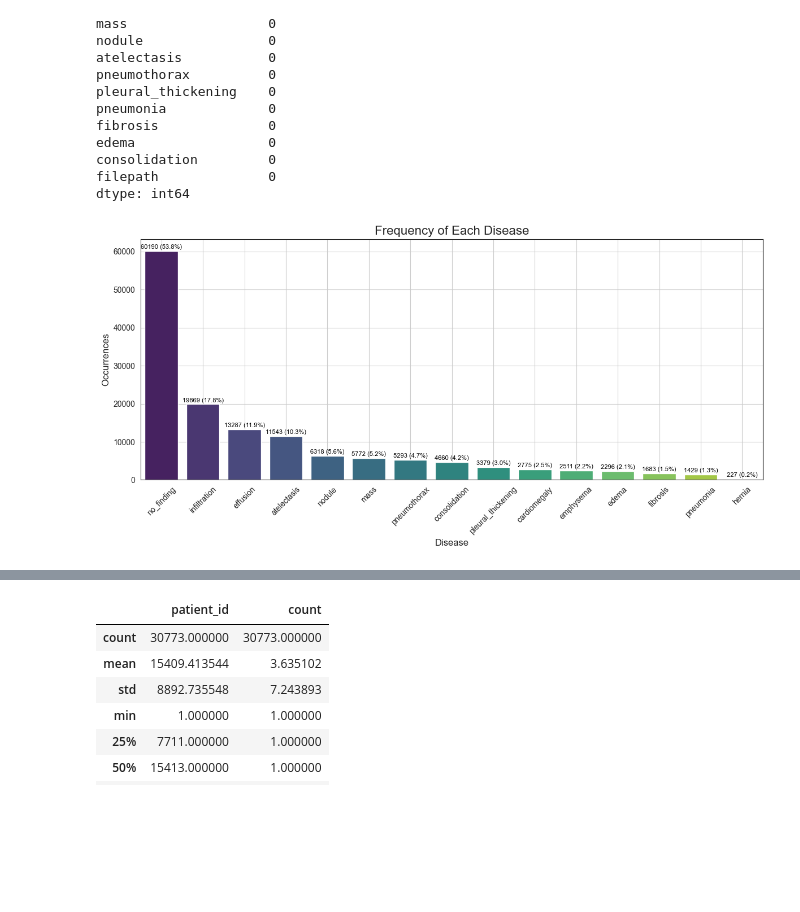
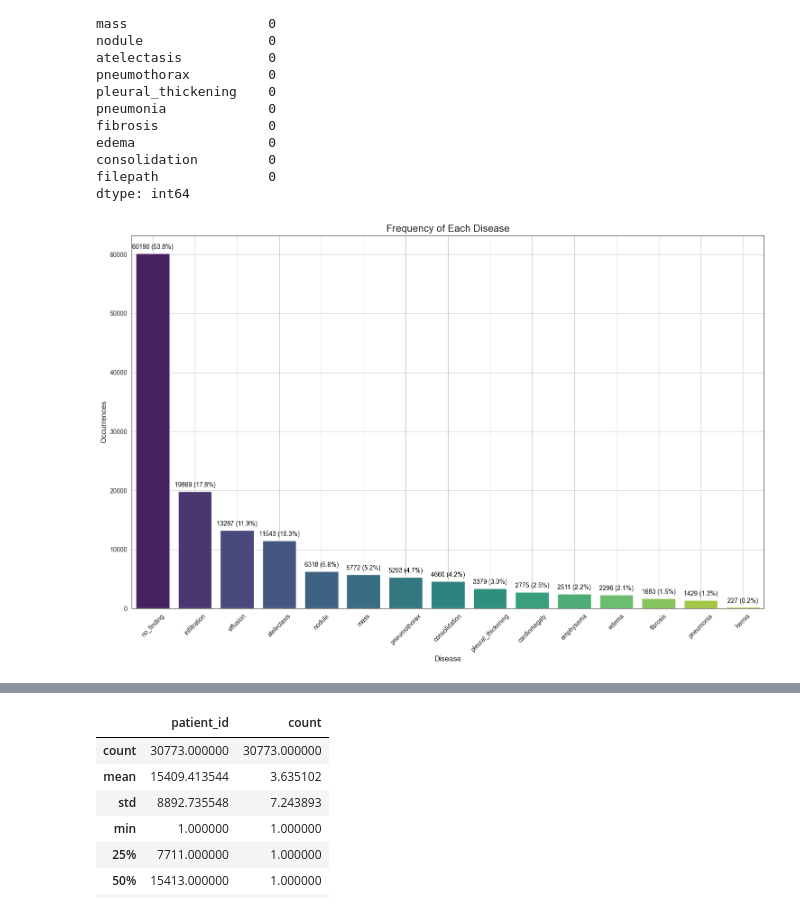
Before and after one commit to Asifdotexe/healthcare-ai-project, a Jupyter notebook: python/notebook/issue-05-as-eda.ipynb, the cells around one changed output, grey strips where cells are left out. Cells and saved outputs as stored; diff of their text form; code cells hidden in the pictures; blank space fills up the shorter version.

Commit message:
#5 updated the histograms to have value count and percentage total

```diff
--- a/python/notebook/issue-05-as-eda.ipynb
+++ b/python/notebook/issue-05-as-eda.ipynb
@@ -88,7 +88,7 @@ disease_frequencies = df[disease_list].sum().sort_values(ascending=False)
 total_occurrences = len(df)
 
 # Visualize the occurrences as a bar plot
-plt.figure(figsize=(12, 6))
+plt.figure(figsize=(15, 10))
 ax = sns.barplot(
     x=disease_frequencies.index,
     y=disease_frequencies.values,
@@ -96,33 +96,33 @@ ax = sns.barplot(
     dodge=False,
     palette="viridis",
     legend=False,
 )
 plt.title("Frequency of Each Disease", fontsize=16)
 plt.xlabel("Disease", fontsize=12)
 plt.ylabel("Occurrences", fontsize=12)
 plt.xticks(rotation=45)
 plt.grid()
 
 # Add the frequency labels on top of each bar
 for bar in ax.patches:
     # Get the height (frequency) and position of the bar
     bar_height = bar.get_height()
     bar_x_position = bar.get_x() + bar.get_width() / 2
 
     percentage = (bar_height / total_occurrences) * 100
 
     # Annotate the frequency value on top of the bar
     ax.annotate(
         f'{int(bar_height)} ({percentage:.1f}%)',  # display the height (frequency)
         (bar_x_position, bar_height),  # position the text at the top of the bar
         ha='center',
-        va='center',
-        fontsize=8,
+        va='bottom',
+        fontsize=10,
         color='black',
         xytext=(0, 5),
         textcoords='offset points'
     )
 plt.tight_layout()
 plt.show()
 # %% [output]
-[figure, old version]
+[figure, new version]
```
Also changed, not shown: parts of 5 cells of this notebook.
